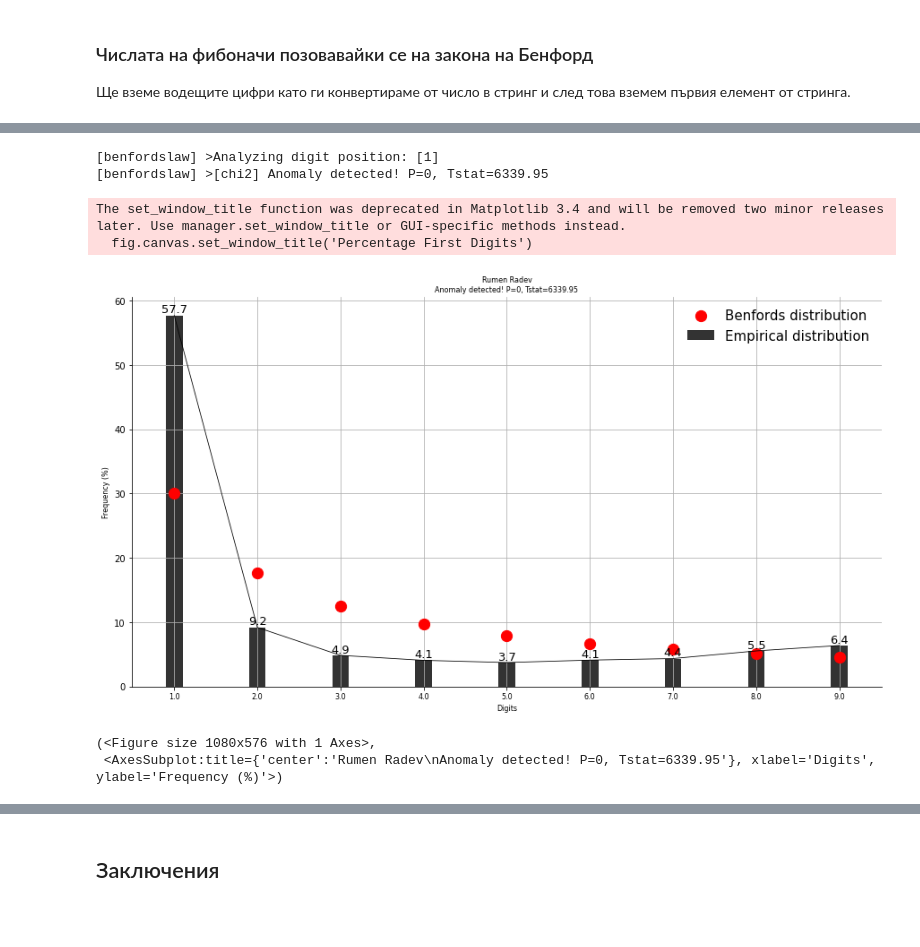
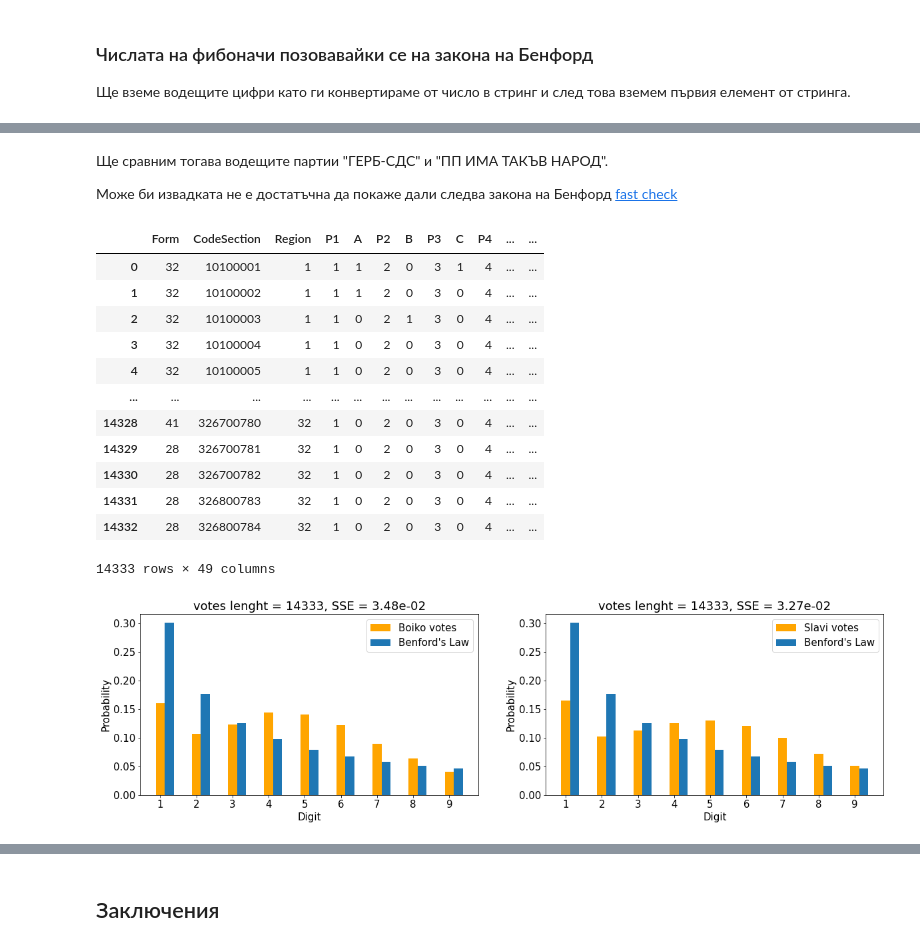
Before and after one commit to aleksoft1/benfords-law, a Jupyter notebook: Benford's Law.ipynb, the cells around one changed output, grey strips where cells are left out. Drawn from its saved outputs; the diff is of its cells as text; code cells hidden in the pictures; blank space fills up the shorter version.

Commit message:
compare votes between candidates whether they follow Benford's law

```diff
--- a/Benford's Law.ipynb
+++ b/Benford's Law.ipynb
@@ -177,15 +170,44 @@ plt.show()
+# %% [markdown]
+Ще сравним тогава водещите партии "ГЕРБ-СДС" и "ПП ИМА ТАКЪВ НАРОД".
+
+Може би извадката не е достатъчна да покаже дали следва закона на Бенфорд
+[fast check](https://www.reuters.com/article/uk-factcheck-benford-idUSKBN27Q3AI)
 # %%
-bl = benfordslaw()
-df = pd.read_csv("votes_21.11.2021.txt")
-# df
-X = df['E']
-results = bl.fit(X)
-bl.plot(title='Rumen Radev', fontsize=8, barwidth=0.2)
+votes_data = pd.read_csv("data/export/votes_11.07.2021.txt")
+votes_data
 # %% [output]
+|  | Form | CodeSection | Region | P1 | A | P2 | B | P3 | C | P4 | ... | ... |
+| 0 | 32 | 10100001 | 1 | 1 | 1 | 2 | 0 | 3 | 1 | 4 | ... | ... |
+| 1 | 32 | 10100002 | 1 | 1 | 1 | 2 | 0 | 3 | 0 | 4 | ... | ... |
+| 2 | 32 | 10100003 | 1 | 1 | 0 | 2 | 1 | 3 | 0 | 4 | ... | ... |
+| 3 | 32 | 10100004 | 1 | 1 | 0 | 2 | 0 | 3 | 0 | 4 | ... | ... |
+| 4 | 32 | 10100005 | 1 | 1 | 0 | 2 | 0 | 3 | 0 | 4 | ... | ... |
+| ... | ... | ... | ... | ... | ... | ... | ... | ... | ... | ... | ... | ... |
+| 14328 | 41 | 326700780 | 32 | 1 | 0 | 2 | 0 | 3 | 0 | 4 | ... | ... |
+| 14329 | 28 | 326700781 | 32 | 1 | 0 | 2 | 0 | 3 | 0 | 4 | ... | ... |
+| 14330 | 28 | 326700782 | 32 | 1 | 0 | 2 | 0 | 3 | 0 | 4 | ... | ... |
+| 14331 | 28 | 326800783 | 32 | 1 | 0 | 2 | 0 | 3 | 0 | 4 | ... | ... |
+| 14332 | 28 | 326800784 | 32 | 1 | 0 | 2 | 0 | 3 | 0 | 4 | ... | ... |
-[benfordslaw] >Analyzing digit position: [1]
-[benfordslaw] >[chi2] Anomaly detected! P=0, Tstat=6339.95
+14333 rows × 49 columns
-The set_window_title function was deprecated in Matplotlib 3.4 and will be removed two minor releases later. Use manager.set_window_title or GUI-specific methods instead.
-  fig.canvas.set_window_title('Percentage First Digits')
-[figure, removed]
-(<Figure size 1080x576 with 1 Axes>,
- <AxesSubplot:title={'center':'Rumen Radev\nAnomaly detected! P=0, Tstat=6339.95'}, xlabel='Digits', ylabel='Frequency (%)'>)
+# %%
+selected_votes = [["Boiko","E"], ["Slavi","V"]]
+plt.rc('font', size=15)
+fig, axes = plt.subplots(1, len(selected_votes), figsize=(20,5))
+for i, ax in enumerate(axes):
+    party_leader = selected_votes[i][0]
+    votes_by_section = selected_votes[i][1]
+    votes = leading_digit_count(votes_data[votes_by_section])
+    sse0 = np.sum((votes['probability'] - prob_digits) ** 2)
+
+    ax.bar(votes['digit'], votes['probability'], width=0.25, color="orange")
+    ax.bar(digits + 0.25, prob_digits, width=0.25)
+
+    ax.set_xticks(slavi_votes['digit'])
+    ax.set_xlabel('Digit')
+    ax.set_ylabel('Probability')
+    ax.set_title(f'votes lenght = {len(votes_data[votes_by_section])}, SSE = {sse0:.2e}')
+    ax.legend(labels=[party_leader+" votes", "Benford's Law"])
+
+plt.show()
+# %% [output]
+[figure, added]
```
Also changed, not shown: parts of 8 cells of this notebook, 2 other files.
